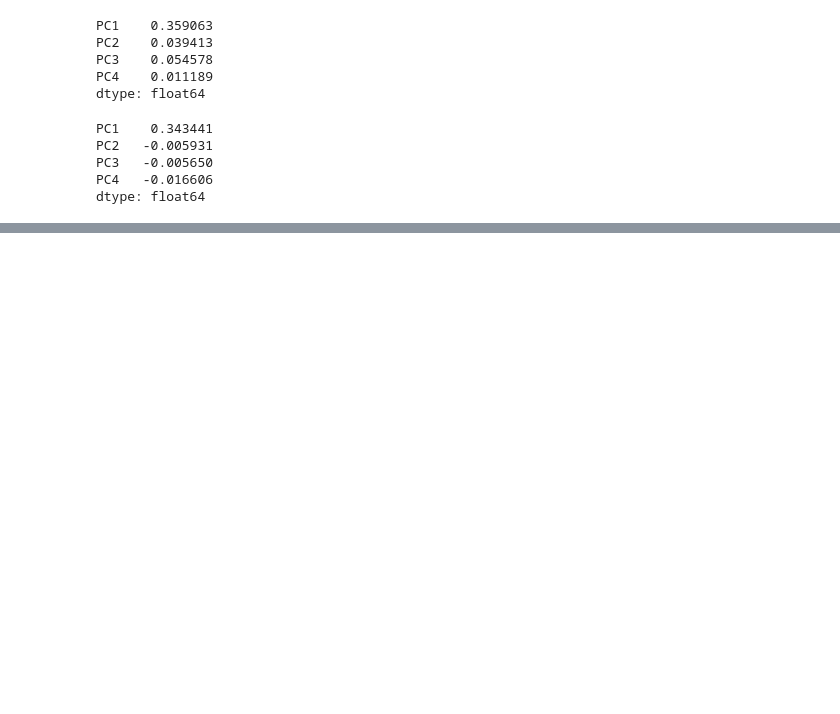
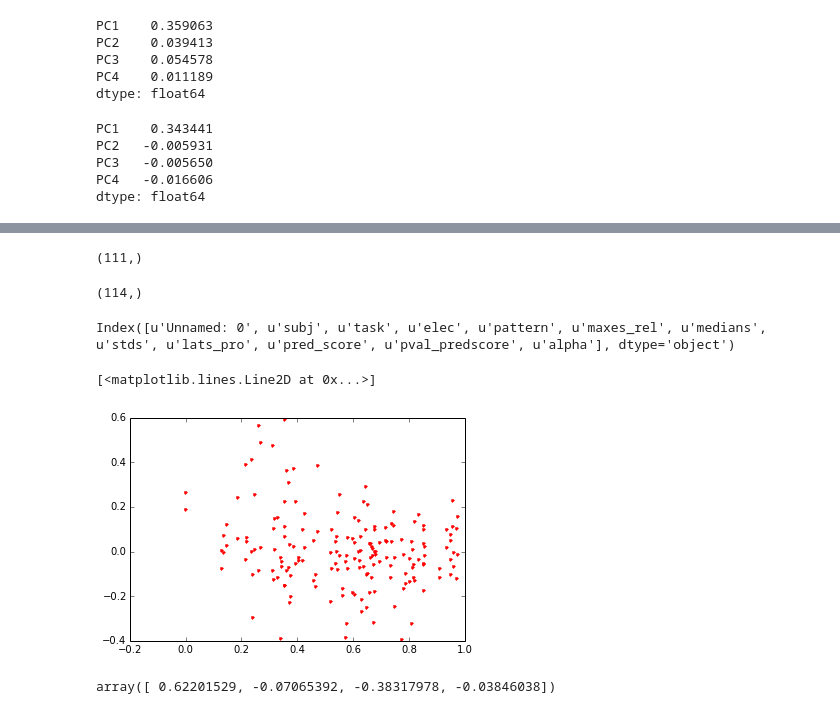
Before and after one commit to matarhaller/ECOGpy, a Jupyter notebook: sandbox.ipynb, the cells around one changed output, grey strips where cells are left out. Drawn from its saved outputs; the diff is of its cells as text; code cells hidden in the pictures; blank space fills up the shorter version.

```diff
--- a/sandbox.ipynb
+++ b/sandbox.ipynb
@@ -167,0 +150,8 @@ for e in elecs:
+# %%
+data_dict['medians'][13].shape
+# %% [output]
+(111,)
+# %%
+data_dict_p['medians'][13].shape
+# %% [output]
+(114,)
@@ -167,0 +160,15 @@ for e in elecs:
+# %%
+filename = os.path.join(SJdir, 'PCA', 'Stats', 'Regression', 'all_coefs_withpatterns.csv')
+df = pd.read_csv(filename)
+# %%
+df.columns
+# %% [output]
+Index([u'Unnamed: 0', u'subj', u'task', u'elec', u'pattern', u'maxes_rel', u'medians', u'stds', u'lats_pro', u'pred_score', u'pval_predscore', u'alpha'], dtype='object')
+# %%
+#plt.plot(df[df.pattern == 'D'].maxes_rel, df[df.pattern == 'D'].medians,'.')
+
+plt.plot(df.query("pattern == 'D' & pred_score > 0.3 & pval_predscore < 0.05").maxes_rel, df.query("pattern == 'D' & pred_score > 0.3 & pval_predscore < 0.05").medians,'r.')
+plt.plot(df.query("pattern == 'D' & pred_score > 0.3 & pval_predscore < 0.05").maxes_rel, df.query("pattern == 'D' & pred_score > 0.3 & pval_predscore < 0.05").lats_pro,'r.')
+# %% [output]
+[<matplotlib.lines.Line2D at 0x...>]
+[figure, added]
@@ -167,0 +183,4 @@ for e in elecs:
+# %%
+zcoefs
+# %% [output]
+array([ 0.62201529, -0.07065392, -0.38317978, -0.03846038])
```
Also changed, not shown: parts of 25 cells of this notebook, 1 other file.
